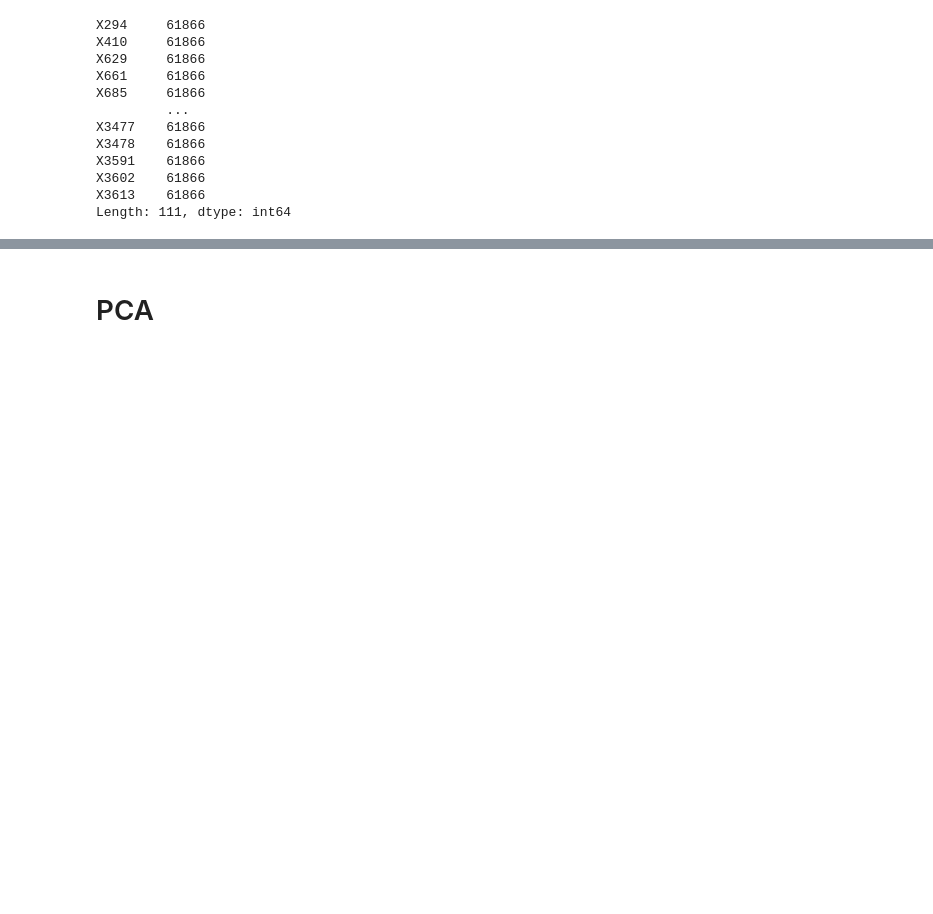
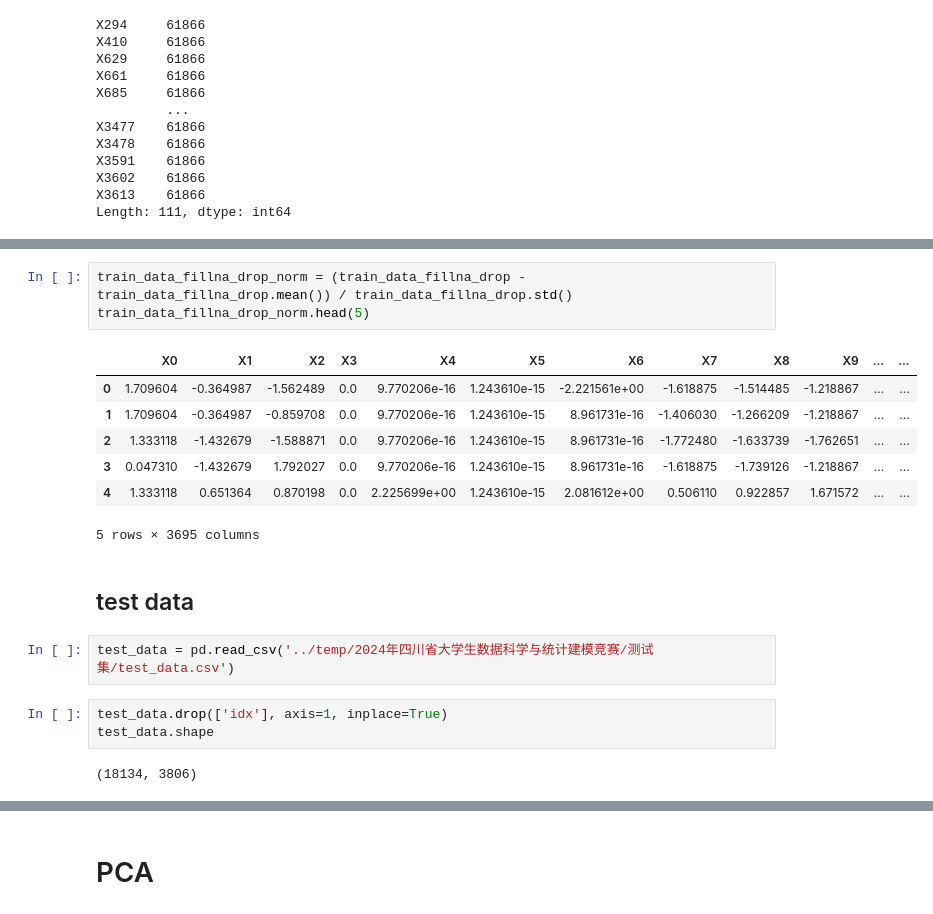
Before and after one commit to DSAgenshin/sichuan, a Jupyter notebook: zqy/code/sichuan.ipynb, the cells around one changed output, grey strips where cells are left out. Drawn from its saved outputs; the diff is of its cells as text; blank space fills up the shorter version.

```diff
--- a/zqy/code/sichuan.ipynb
+++ b/zqy/code/sichuan.ipynb
@@ -91,0 +104,20 @@ train_data_fillna.shape, train_data.shape
+# %%
+train_data_fillna_drop_norm = (train_data_fillna_drop - train_data_fillna_drop.mean()) / train_data_fillna_drop.std()
+train_data_fillna_drop_norm.head(5)
+# %% [output]
+|  | X0 | X1 | X2 | X3 | X4 | X5 | X6 | X7 | X8 | X9 | ... | ... |
+| 0 | 1.709604 | -0.364987 | -1.562489 | 0.0 | 9.770206e-16 | 1.243610e-15 | -2.221561e+00 | -1.618875 | -1.514485 | -1.218867 | ... | ... |
+| 1 | 1.709604 | -0.364987 | -0.859708 | 0.0 | 9.770206e-16 | 1.243610e-15 | 8.961731e-16 | -1.406030 | -1.266209 | -1.218867 | ... | ... |
+| 2 | 1.333118 | -1.432679 | -1.588871 | 0.0 | 9.770206e-16 | 1.243610e-15 | 8.961731e-16 | -1.772480 | -1.633739 | -1.762651 | ... | ... |
+| 3 | 0.047310 | -1.432679 | 1.792027 | 0.0 | 9.770206e-16 | 1.243610e-15 | 8.961731e-16 | -1.618875 | -1.739126 | -1.218867 | ... | ... |
+| 4 | 1.333118 | 0.651364 | 0.870198 | 0.0 | 2.225699e+00 | 1.243610e-15 | 2.081612e+00 | 0.506110 | 0.922857 | 1.671572 | ... | ... |
+5 rows × 3695 columns
+# %% [markdown]
+## test data
+# %%
+test_data = pd.read_csv('../temp/2024年四川省大学生数据科学与统计建模竞赛/测试集/test_data.csv')
+# %%
+test_data.drop(['idx'], axis=1, inplace=True)
+test_data.shape
+# %% [output]
+(18134, 3806)
```
Also changed, not shown: parts of 8 cells of this notebook, 2 other files.
